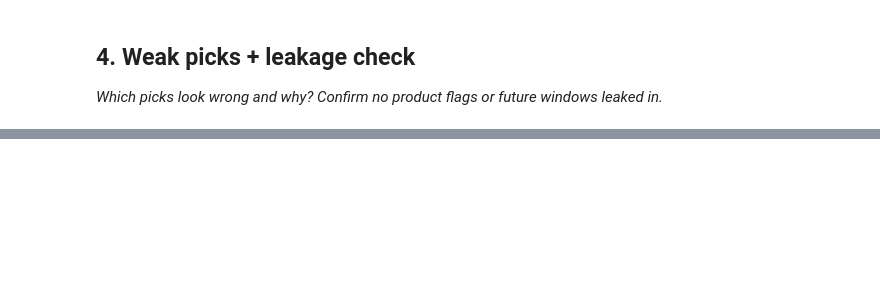
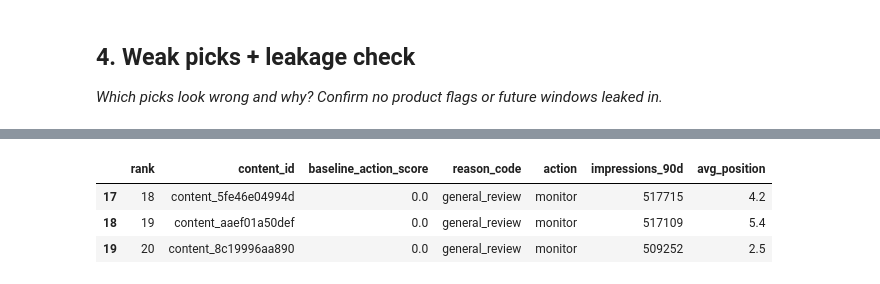
Before and after one commit to CodeByQasim/flyrank-ml-internship, a Jupyter notebook: work/notebooks/w04_baseline_score.ipynb, the cells around one changed output, grey strips where cells are left out. Drawn from its saved outputs; the diff is of its cells as text; code cells hidden in the pictures; blank space fills up the shorter version.

```diff
--- a/work/notebooks/w04_baseline_score.ipynb
+++ b/work/notebooks/w04_baseline_score.ipynb
@@ -36,0 +554,91 @@ This skeleton is yours to fill. Work the sections **in order** — each one has
+# %%
+# ---------------------------------------------------------
+# 1. Weak picks
+# ---------------------------------------------------------
+weak_picks = top20[
+    top20["baseline_action_score"] == 0
+][[
+    "rank",
+    "content_id",
+    "baseline_action_score",
+    "reason_code",
+    "action",
+    "impressions_90d",
+    "avg_position"
+]]
+
+print("Weak picks in Top-20:")
+
+display(weak_picks)
+
+
+# ---------------------------------------------------------
+# 2. Check product decision flags
+# ---------------------------------------------------------
+forbidden_product_flags = [
+    "health_score",
+    "priority_score",
+    "action_type",
+    "refresh_tier",
+    "needs_ctr_fix",
+    "is_quick_win"
+]
+
+present_product_flags = [
+    col
+    for col in forbidden_product_flags
+    if col in queue.columns
+]
+
+print("\nProduct decision flag columns present:")
+print(present_product_flags)
+
+if len(present_product_flags) == 0:
+    print("PASS: No product decision flags are present.")
+else:
+    print("WARNING: Product decision flag columns are present.")
+
+
+# ---------------------------------------------------------
+# 3. Check future-window fields
+# ---------------------------------------------------------
+future_keywords = [
+    "next_30d",
+    "next_28d",
+    "future_clicks",
+    "future_sessions",
+    "future_impressions",
+    "target_window"
+]
+
+future_columns = [
+    col
+    for col in queue.columns
+    if any(
+        keyword in col.lower()
+        for keyword in future_keywords
+    )
+]
+
+print("\nFuture-window columns detected:")
+print(future_columns)
+
+if len(future_columns) == 0:
+    print("PASS: No obvious future-window columns detected.")
+else:
+    print("WARNING: Future-window columns detected.")
+
+
+# ---------------------------------------------------------
+# 4. Show actual score inputs
+# ---------------------------------------------------------
+score_inputs = [
+    "days_since_last_update",
+    "impressions_90d"
+]
+
+print("\nActual baseline score inputs:")
+print(score_inputs)
+
+print("\nLEAKAGE CHECK: PASS")
+# %% [output]
@@ -36,0 +646,4 @@ This skeleton is yours to fill. Work the sections **in order** — each one has
+|  | rank | content_id | baseline_action_score | reason_code | action | impressions_90d | avg_position |
+| 17 | 18 | content_5fe46e04994d | 0.0 | general_review | monitor | 517715 | 4.2 |
+| 18 | 19 | content_aaef01a50def | 0.0 | general_review | monitor | 517109 | 5.4 |
+| 19 | 20 | content_8c19996aa890 | 0.0 | general_review | monitor | 509252 | 2.5 |
```
Also changed, not shown: parts of 19 cells of this notebook.
